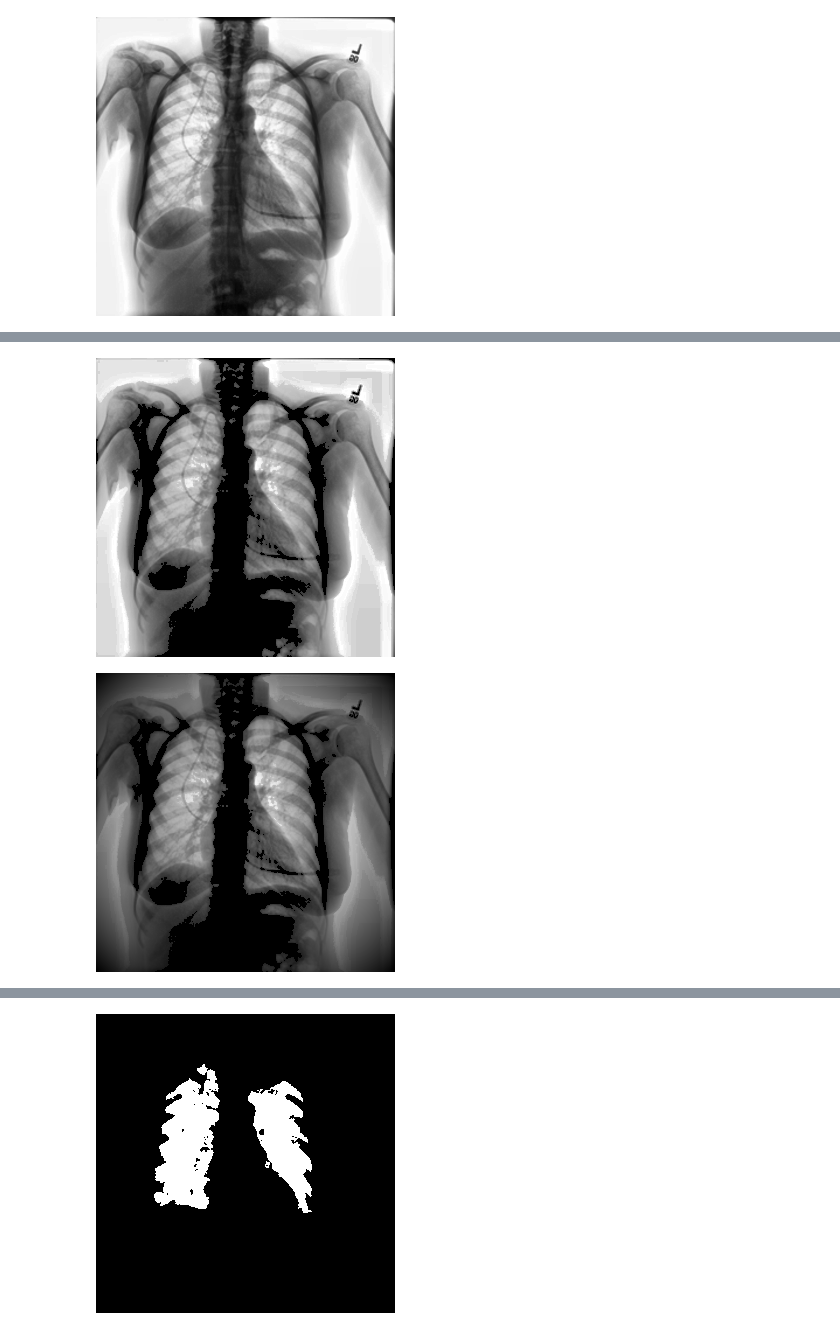
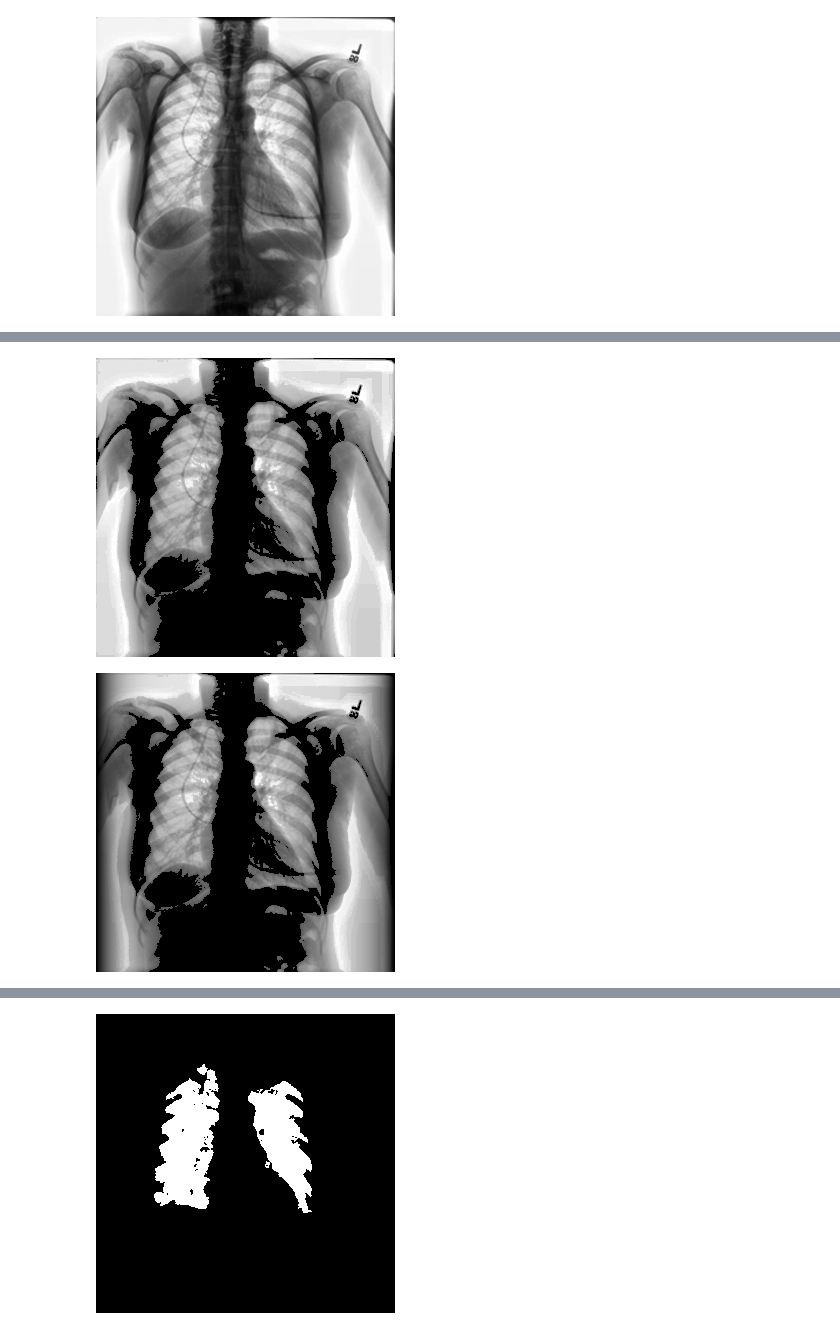
Before and after one commit to Bhadrinathanvt/Covid-19-Lung-Image-Processing, a Jupyter notebook: img_mask.ipynb, the cells around one changed output, grey strips where cells are left out. Saved outputs shown, nothing was run; the diff lists cells and outputs as text; code cells hidden in the pictures.

```diff
--- a/img_mask.ipynb
+++ b/img_mask.ipynb
@@ -94,6 +97,6 @@ cv2_imshow(img_equalized)
 # %%
 # Define intensity range for lung area (this is just an example, may need adjustment)
-lower_bound = 60
+lower_bound = 90
 upper_bound = 255
 
 # Create a mask for the lung region
@@ -105,37 +108,37 @@ lung_region = cv2.bitwise_and(img_equalized, img_equalized, mask=lung_mask)
 # Display the result
 cv2_imshow(lung_region)
 # %% [output]
-[figure, old version]
+[figure, new version]
 # %%
 proc_img = lung_region
 # %%
 #  Get the image dimensions (height and width)
 height, width = proc_img.shape
 
 # Create a Gaussian mask
 # Generate X and Y coordinates
 x = np.linspace(-1, 1, width)
 y = np.linspace(-1, 1, height)
 x, y = np.meshgrid(x, y)
 
 # Calculate the distance from the center
-distance = np.sqrt(x**2 + y**2)
+distance = np.sqrt(x**8)
 
 # Create a Gaussian mask
 # Gaussian function: exp(-(distance^2)/(2*sigma^2))
 sigma = 10 # Adjust the value of sigma to control the spread of the vignette
 gaussian_mask = np.exp(-(distance**2) / (2 * sigma**2))
 
 # Normalize the mask (ensure max value is 1)
 gaussian_mask = cv2.normalize(gaussian_mask, None, 0, 1, cv2.NORM_MINMAX)
 
 # Apply the Gaussian mask to the grayscale image
 output_img = proc_img * (gaussian_mask)  # Scale the mask back to 255
 
 # Convert the result back to uint8
 output_img = np.clip(output_img, 0, 255).astype(np.uint8)
 
 # Display the result
 cv2_imshow(output_img)
 # %% [output]
-[figure, old version]
+[figure, new version]
```
Also changed, not shown: parts of 3 cells of this notebook.
